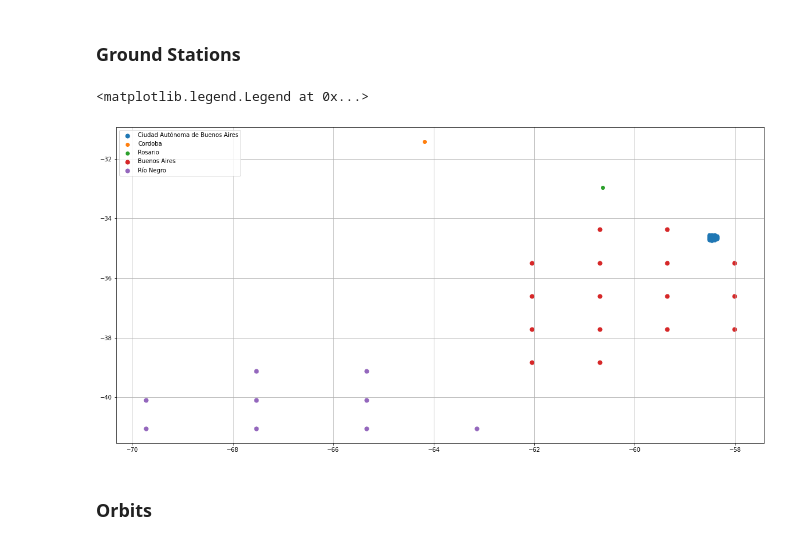
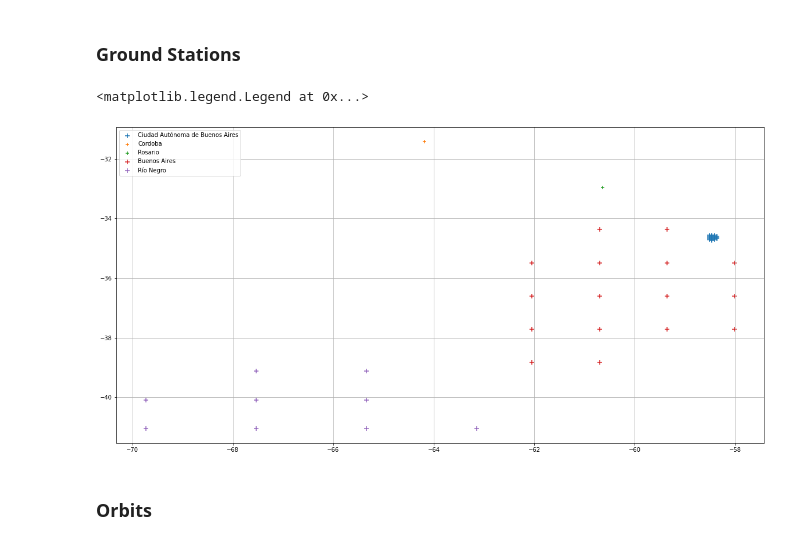
Before and after one commit to ivanbelenky/Ctll, a Jupyter notebook: notebooks/Test Case.ipynb, the cells around one changed output. Drawn from its saved outputs; the diff is of its cells as text; code cells hidden in the pictures.

```diff
--- a/notebooks/Test Case.ipynb
+++ b/notebooks/Test Case.ipynb
@@ -74,19 +77,19 @@ gs_2 = Target(-58.718, -34.411)
 # %%
 fig = plt.figure(figsize=(20,10))
 plt.grid()
 
-plt.scatter(gba.lons,gba.lats,s=50,label='Ciudad Autónoma de Buenos Aires')
-plt.scatter(cordoba_city.lon,cordoba_city.lat,label='Cordoba')
-plt.scatter(rosario_city.lon,rosario_city.lat,label='Rosario')
+plt.scatter(gba.lons,gba.lats,s=50,label='Ciudad Autónoma de Buenos Aires', marker='+')
+plt.scatter(cordoba_city.lon,cordoba_city.lat,label='Cordoba', marker='+')
+plt.scatter(rosario_city.lon,rosario_city.lat,label='Rosario', marker='+')
 
 
-plt.scatter(bs_as.lons,bs_as.lats,s=50,label='Buenos Aires')
-plt.scatter(rio_negro.lons,rio_negro.lats,s=50,label='Río Negro')
+plt.scatter(bs_as.lons,bs_as.lats,s=50,label='Buenos Aires', marker='+')
+plt.scatter(rio_negro.lons,rio_negro.lats,s=50,label='Río Negro', marker='+')
 
 plt.legend(loc=2)
 # %% [output]
 <matplotlib.legend.Legend at 0x...>
-[figure, old version]
+[figure, new version]
 # %% [markdown]
 ### <strong>Orbits</strong>
 # %%
```
Also changed, not shown: parts of 53 cells of this notebook, 3 other files.
